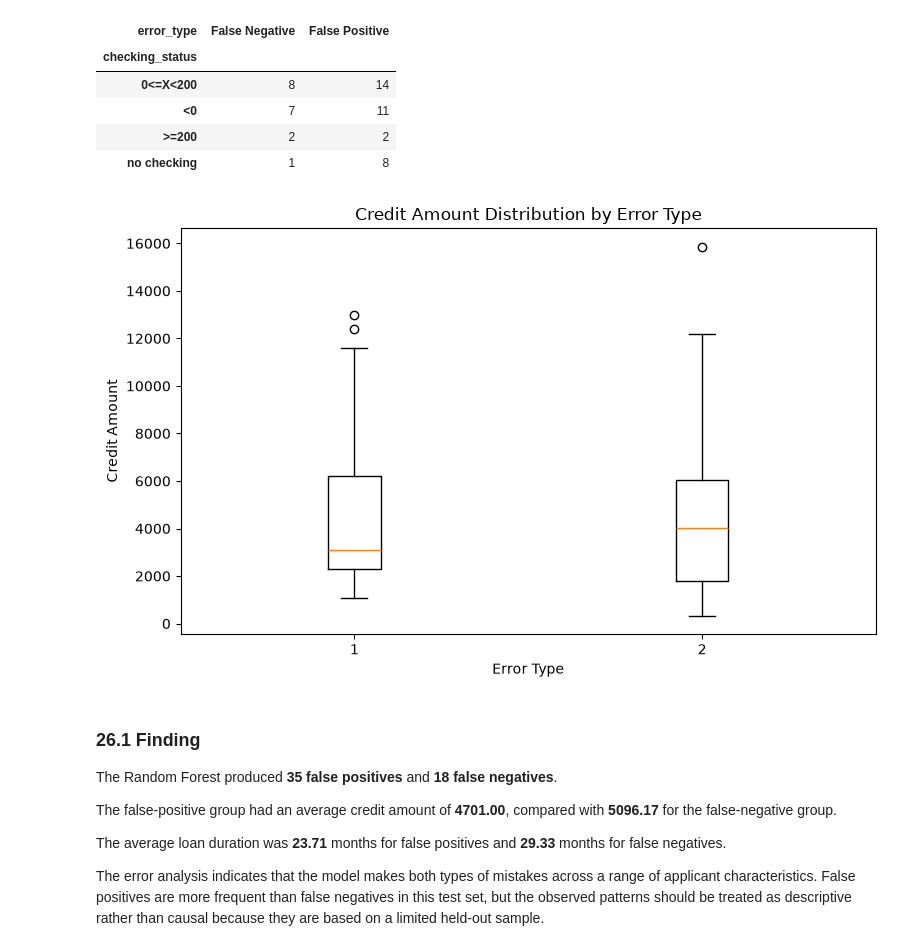
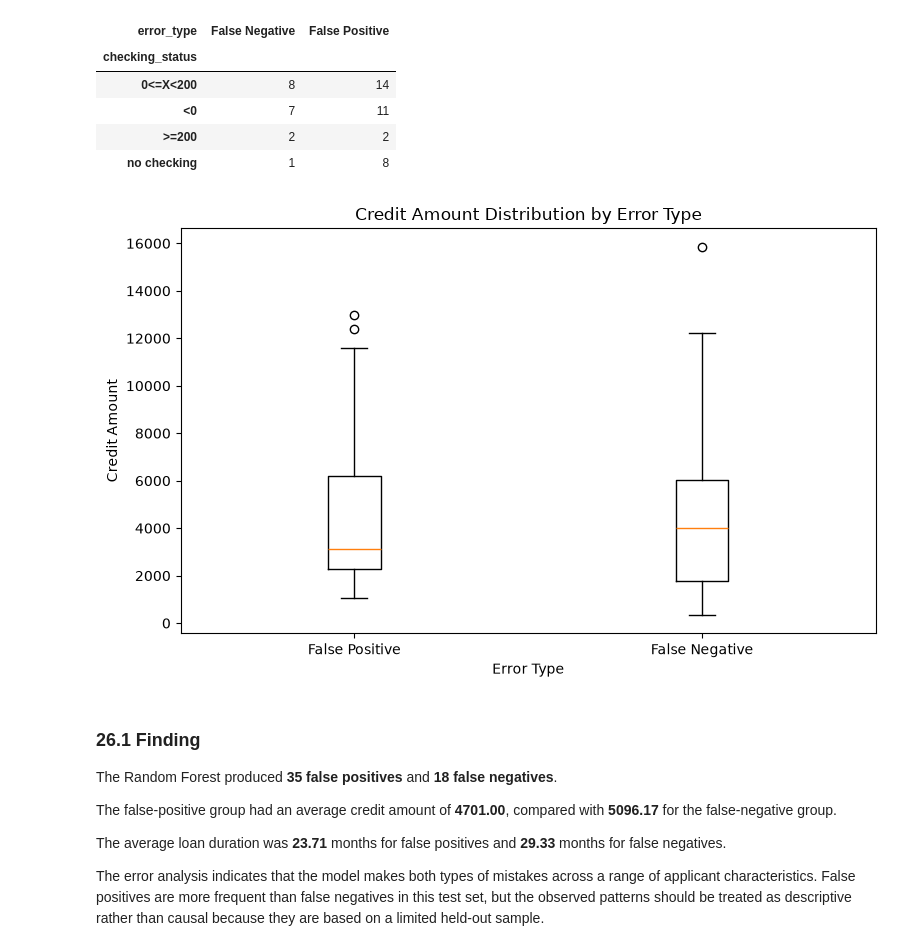
Before and after one commit to Muhammad-Subhan456/ArhamSoft_Internee_Updates, a Jupyter notebook: week6_8th_Sep_2026/German_Credit_Pipeline.ipynb, the cells around one changed output. Drawn from its saved outputs; the diff is of its cells as text; code cells hidden in the pictures.

```diff
--- a/week6_8th_Sep_2026/German_Credit_Pipeline.ipynb
+++ b/week6_8th_Sep_2026/German_Credit_Pipeline.ipynb
@@ -1753,34 +1753,34 @@ display(checking_status_error_counts)
 # %%
 fig, ax = plt.subplots(figsize=(8, 5))
 
 ax.boxplot(
     [
         false_positives["credit_amount"],
         false_negatives["credit_amount"]
     ],
-    label=[
+    tick_labels=[
         "False Positive",
         "False Negative"
     ]
 )
 
 ax.set_title("Credit Amount Distribution by Error Type")
 ax.set_xlabel("Error Type")
 ax.set_ylabel("Credit Amount")
 
 fig.tight_layout()
 
 chart_path = output_dir / "random_forest_error_credit_amount.png"
 
 fig.savefig(
     chart_path,
     dpi=300,
     bbox_inches="tight"
 )
 
 plt.show()
 # %% [output]
-[figure, old version]
+[figure, new version]
 # %%
 fp_mean_credit = false_positives["credit_amount"].mean()
 fn_mean_credit = false_negatives["credit_amount"].mean()
```
Also changed, not shown: parts of 1 cell of this notebook, 17 other files.
